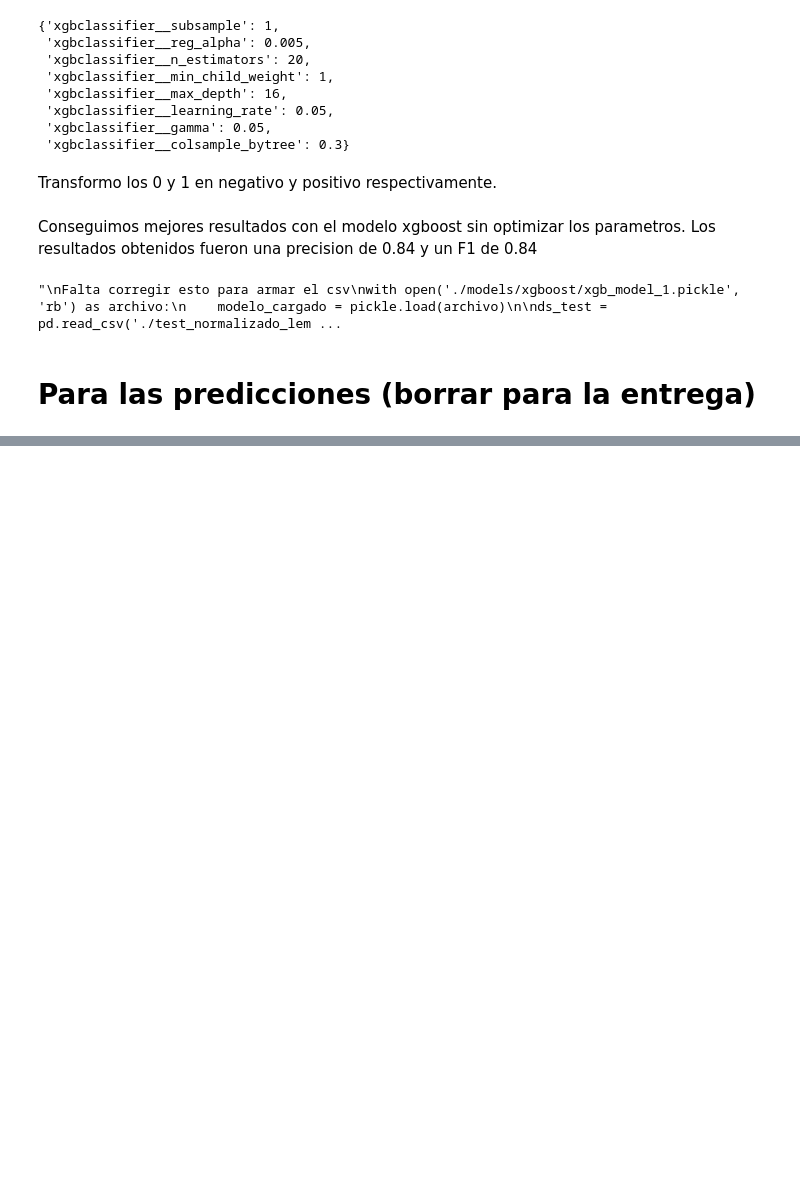
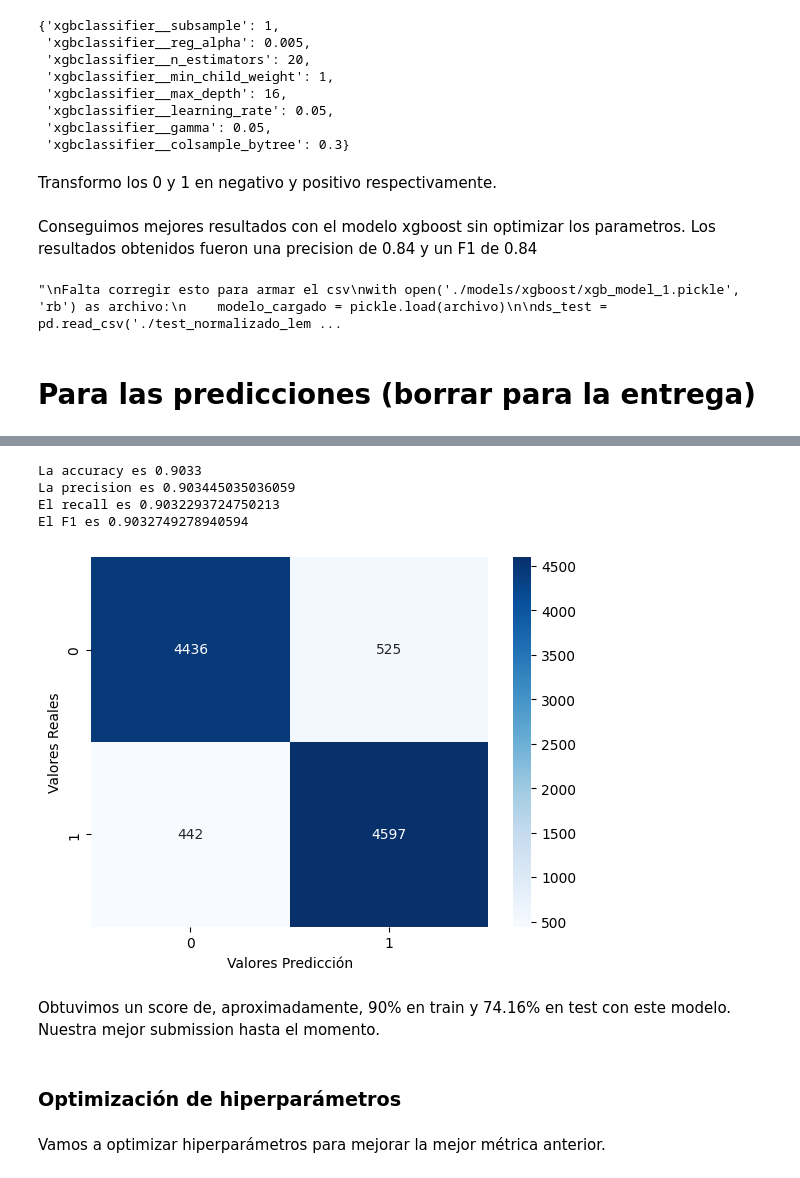
Before and after one commit to mrinkspot/Data-Science-and-Machine-Learning-Projects, a Jupyter notebook: TP2/7506R_TP2_GRUPO20_ENTREGA_N1.ipynb, the cells around one changed output, grey strips where cells are left out. Saved outputs shown, nothing was run; the diff lists cells and outputs as text; code cells hidden in the pictures; blank space fills up the shorter version.

Commit message:
Notebook con ensambles stacking (falta subir modelos y submissions)

```diff
--- a/TP2/7506R_TP2_GRUPO20_ENTREGA_N1.ipynb
+++ b/TP2/7506R_TP2_GRUPO20_ENTREGA_N1.ipynb
@@ -535,4 +535,0 @@ df_submission.to_csv('submissions/xgboost/xgb_model_1.csv', index=False)
-# %%
-modelo_rf = make_pipeline(TfidfVectorizer(stop_words=stopwords, ngram_range=(1,3)), RandomForestClassifier())
-
-modelo_rf.fit(X_train, y_train_encoded)
@@ -538,0 +650,29 @@ modelo_rf.fit(X_train, y_train_encoded)
+# %%
+from sklearn.ensemble import StackingClassifier
+from sklearn.linear_model import LogisticRegression
+from sklearn.ensemble import RandomForestClassifier
+from sklearn.naive_bayes import MultinomialNB
+from sklearn.metrics import f1_score
+from sklearn.pipeline import make_pipeline
+from sklearn.feature_extraction.text import TfidfVectorizer
+from sklearn.svm import LinearSVC
+
+# Crear los modelos base
+modelo1 = LinearSVC()
+modelo2 = RandomForestClassifier()
+modelo3 = MultinomialNB()
+
+# Crear el ensamble híbrido de stacking
+ensamble = StackingClassifier(
+    estimators=[('modelo1', modelo1), ('modelo2', modelo2), ('modelo3', modelo3)],
+    final_estimator=LogisticRegression()
+)
+
+# Crear el pipeline con el TfidfVectorizer y el ensamble
+pipeline = make_pipeline(
+    TfidfVectorizer(stop_words=stopwords, ngram_range=(1, 2)),
+    ensamble
+)
+
+# Ajustar el ensamble en el conjunto de entrenamiento
+pipeline.fit(X_train, y_train_encoded)
@@ -538,0 +694,16 @@ modelo_rf.fit(X_train, y_train_encoded)
+# %%
+y_pred_encoded = pipeline.predict(X_test)
+y_pred = encoder.inverse_transform(y_pred_encoded)
+mostrar_metricas(y_test, y_pred)
+# %% [output]
+La accuracy es 0.9033
+La precision es 0.903445035036059
+El recall es 0.9032293724750213
+El F1 es 0.9032749278940594
+[figure, added]
+# %% [markdown]
+Obtuvimos un score de, aproximadamente, 90% en train y 74.16% en test con este modelo. Nuestra mejor submission hasta el momento.
+# %% [markdown]
+### Optimización de hiperparámetros
+# %% [markdown]
+Vamos a optimizar hiperparámetros para mejorar la mejor métrica anterior.
```
Also changed, not shown: parts of 36 cells of this notebook.
